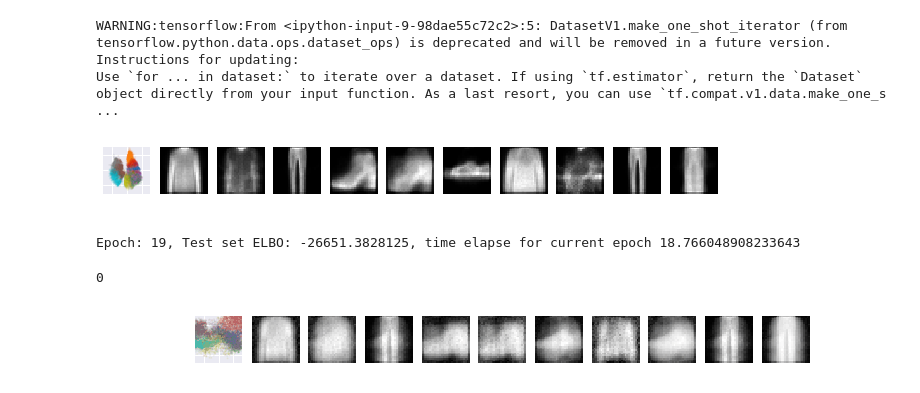
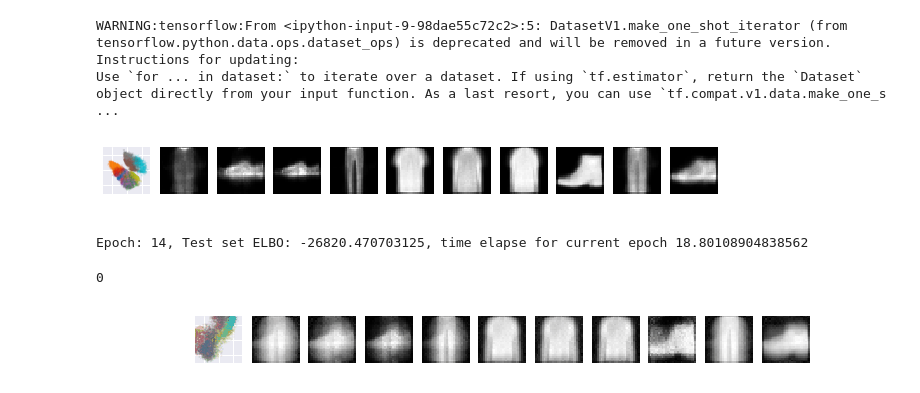
Before and after one commit to bt22dr/deep-learning-papers, a Jupyter notebook: code/cvae.ipynb, the cells around one changed output. Saved outputs shown, nothing was run; the diff lists cells and outputs as text; code cells hidden in the pictures.

```diff
--- a/code/cvae.ipynb
+++ b/code/cvae.ipynb
@@ -202,29 +202,29 @@ def generate_and_save_images(epoch, itr):
 # %%
 !rm -rf *.png *.gif
 # %%
-num_epochs = 20
+num_epochs = 15
 
 for epoch in range(num_epochs):
   start_time = time.time()
   avg_loss = tf.keras.metrics.Mean()
   for i, train_x in enumerate(train_dataset):
     gradients, loss = compute_gradients(model, train_x)
     apply_gradients(optimizer, gradients, model.trainable_variables)
     avg_loss.update_state(loss)
     if epoch == 0 and i % 200 == 0:
       display.clear_output(wait=False)
       generate_and_save_images(epoch, i)
   elbo = -avg_loss.result()
   end_time = time.time()
 
   display.clear_output(wait=False)
   generate_and_save_images(epoch, 0)
   print('Epoch: {}, Test set ELBO: {}, '
         'time elapse for current epoch {}'.format(epoch, elbo,
                                                   end_time - start_time))
 # %% [output]
-[figure, old version]
+[figure, new version]
-Epoch: 19, Test set ELBO: -26651.3828125, time elapse for current epoch 18.766048908233643
+Epoch: 14, Test set ELBO: -26820.470703125, time elapse for current epoch 18.80108904838562
 # %%
 with imageio.get_writer('cvae.gif', mode='I') as writer:
   filenames = glob.glob('image*.png')
@@ -246,9 +246,9 @@ os.system('cp cvae.gif cvae.gif.png')
 # %% [output]
 0
 # %%
-display.Image(filename="cvae.gif.png", height=100)
+display.Image(filename="cvae.gif.png")
 # %% [output]
-[figure, old version]
+[figure, new version]
 # %%
 # from google.colab import files
 # files.download('cvae.gif')
```
Also changed, not shown: parts of 1 cell of this notebook.
